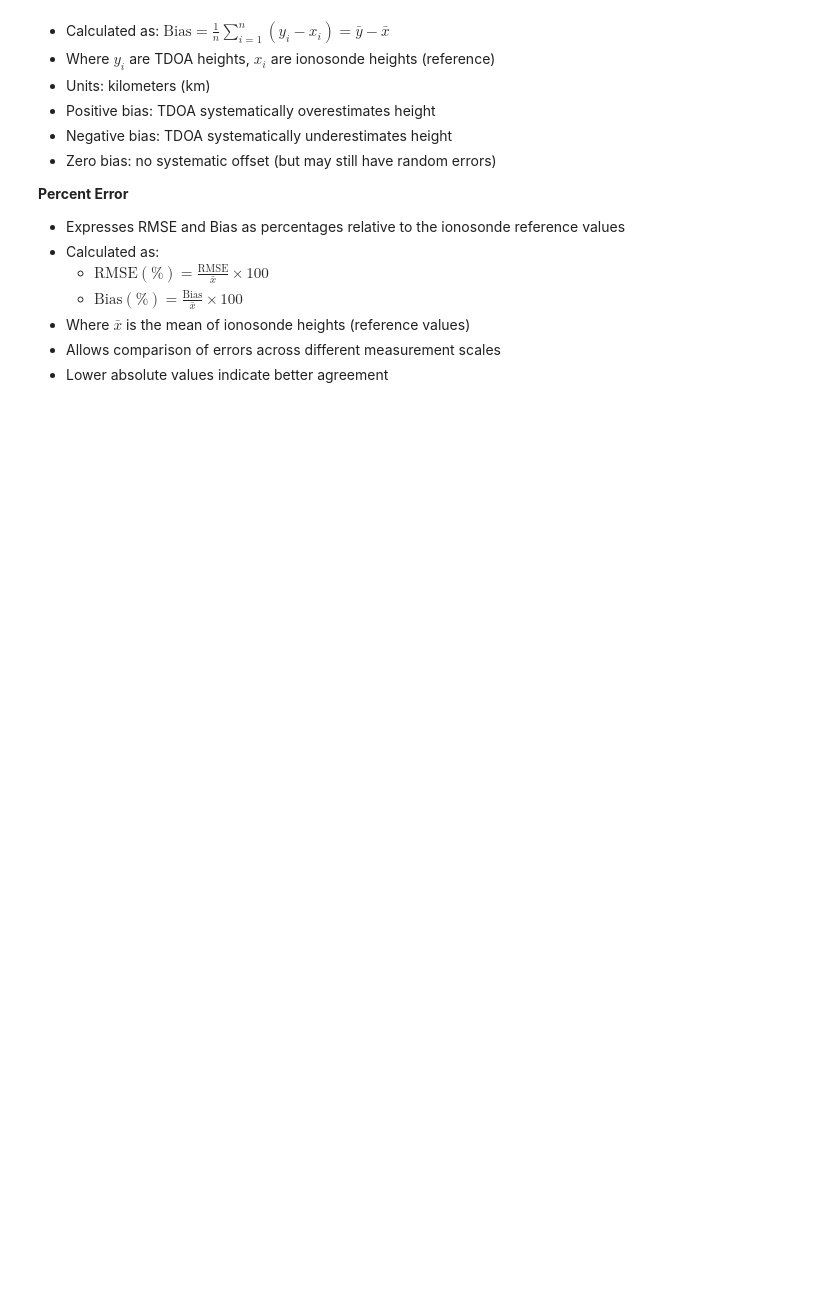
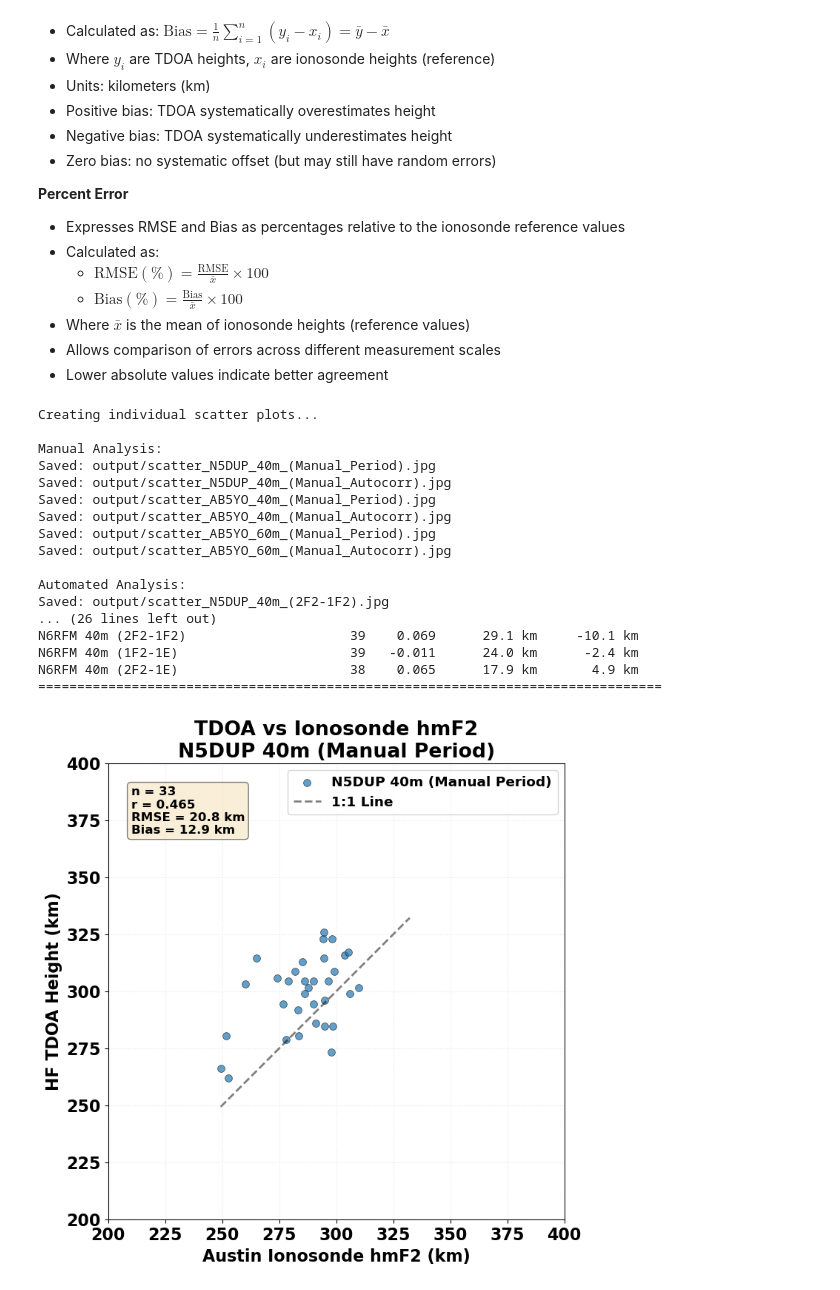
Before and after one commit to HamSCI/HF-TDOA-Frontiers-2025, a Jupyter notebook: fig_14/fig_14.ipynb, the cells around one changed output. Cells and saved outputs as stored; diff of their text form; code cells hidden in the pictures; blank space fills up the shorter version.

Commit message:
add manual analysis

```diff
--- a/fig_14/fig_14.ipynb
+++ b/fig_14/fig_14.ipynb
@@ -240,27 +437,72 @@ The following statistical metrics are calculated to quantify the agreement betwe
 # %%
 # Create individual scatter plots and save results
 print("Creating individual scatter plots...\n")
 
-results = tdoa.create_scatter_plot_figure(
-    datasets,
+# Manual datasets
+print("Manual Analysis:")
+manual_results = tdoa.create_scatter_plot_figure(
+    manual_datasets,
     ionosonde_df,
     individual_plots=True,
     combined_plot=False,
     output_dir=output_dir
 )
 
-# Print summary statistics
+# Automated datasets
+print("\nAutomated Analysis:")
+automated_results = tdoa.create_scatter_plot_figure(
+    automated_datasets,
+    ionosonde_df,
+    individual_plots=True,
+    combined_plot=False,
+    output_dir=output_dir
+)
+
+# Print summary statistics for manual analysis
 print("\n" + "="*80)
-print("SCATTER PLOT STATISTICS SUMMARY")
+print("MANUAL ANALYSIS SCATTER PLOT STATISTICS")
 print("="*80)
 print(f"{'Dataset':<35s} {'n':>6s} {'r':>8s} {'RMSE':>10s} {'Bias':>10s}")
 print("-"*80)
 
-for label, stats in results.items():
+for label, stats in manual_results.items():
+    if stats:
+        print(f"{label:<35s} {stats['n_points']:6d} {stats['correlation']:8.3f} "
+              f"{stats['rmse']:9.1f} km {stats['bias']:9.1f} km")
+    else:
+        print(f"{label:<35s} {'N/A':>6s} {'N/A':>8s} {'N/A':>10s} {'N/A':>10s}")
+
+# Print summary statistics for automated analysis
+print("\n" + "="*80)
+print("AUTOMATED ANALYSIS SCATTER PLOT STATISTICS")
+print("="*80)
+print(f"{'Dataset':<35s} {'n':>6s} {'r':>8s} {'RMSE':>10s} {'Bias':>10s}")
+print("-"*80)
+
+for label, stats in automated_results.items():
     if stats:
         print(f"{label:<35s} {stats['n_points']:6d} {stats['correlation']:8.3f} "
               f"{stats['rmse']:9.1f} km {stats['bias']:9.1f} km")
     else:
         print(f"{label:<35s} {'N/A':>6s} {'N/A':>8s} {'N/A':>10s} {'N/A':>10s}")
 
 print("="*80)
+# %% [output]
+Creating individual scatter plots...
+
+Manual Analysis:
+Saved: output/scatter_N5DUP_40m_(Manual_Period).jpg
+Saved: output/scatter_N5DUP_40m_(Manual_Autocorr).jpg
+Saved: output/scatter_AB5YO_40m_(Manual_Period).jpg
+Saved: output/scatter_AB5YO_40m_(Manual_Autocorr).jpg
+Saved: output/scatter_AB5YO_60m_(Manual_Period).jpg
+Saved: output/scatter_AB5YO_60m_(Manual_Autocorr).jpg
+
+Automated Analysis:
+Saved: output/scatter_N5DUP_40m_(2F2-1F2).jpg
+... (26 lines left out)
+N6RFM 40m (2F2-1F2)                     39    0.069      29.1 km     -10.1 km
+N6RFM 40m (1F2-1E)                      39   -0.011      24.0 km      -2.4 km
+N6RFM 40m (2F2-1E)                      38    0.065      17.9 km       4.9 km
+================================================================================
+[figure, added]
```
Also changed, not shown: parts of 9 cells of this notebook, 2 other files.
